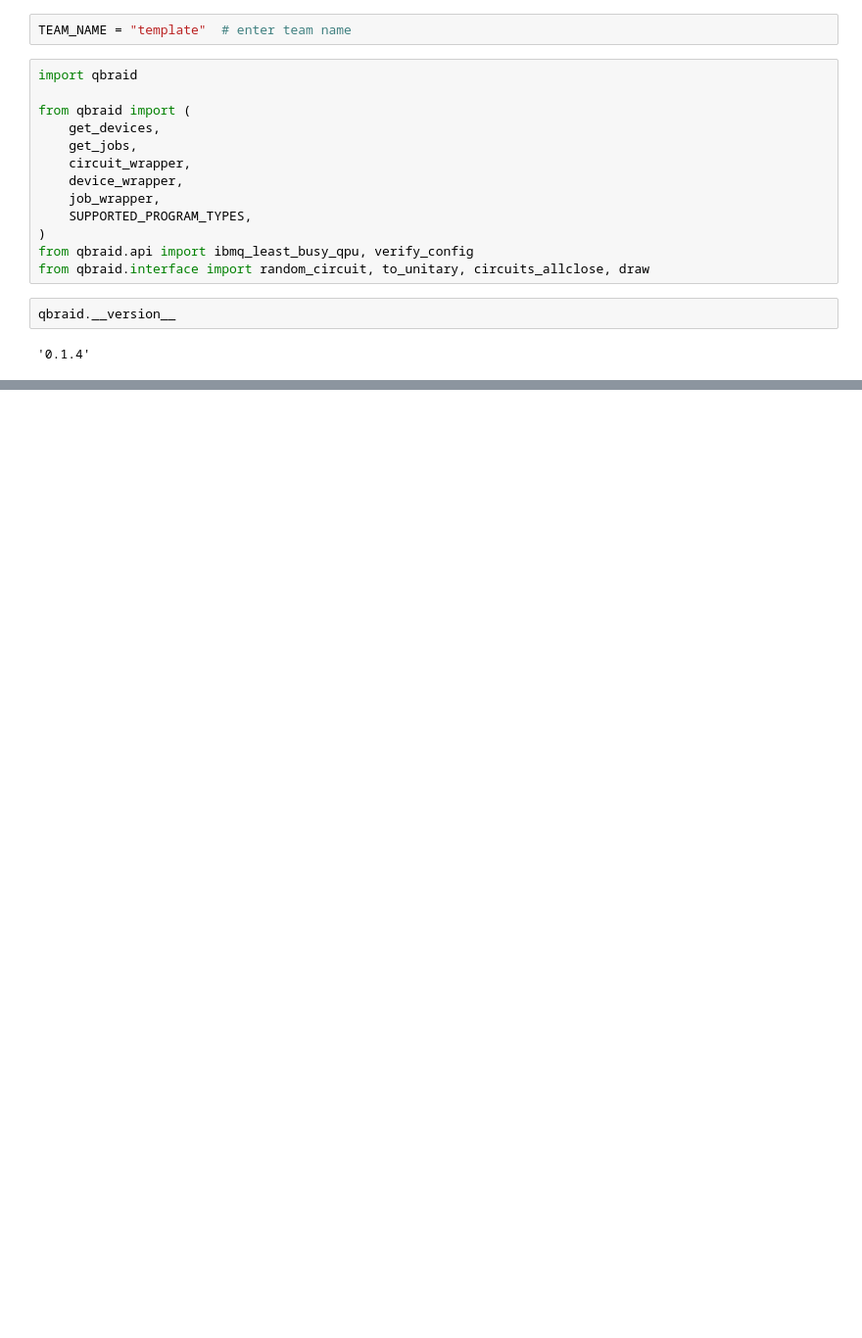
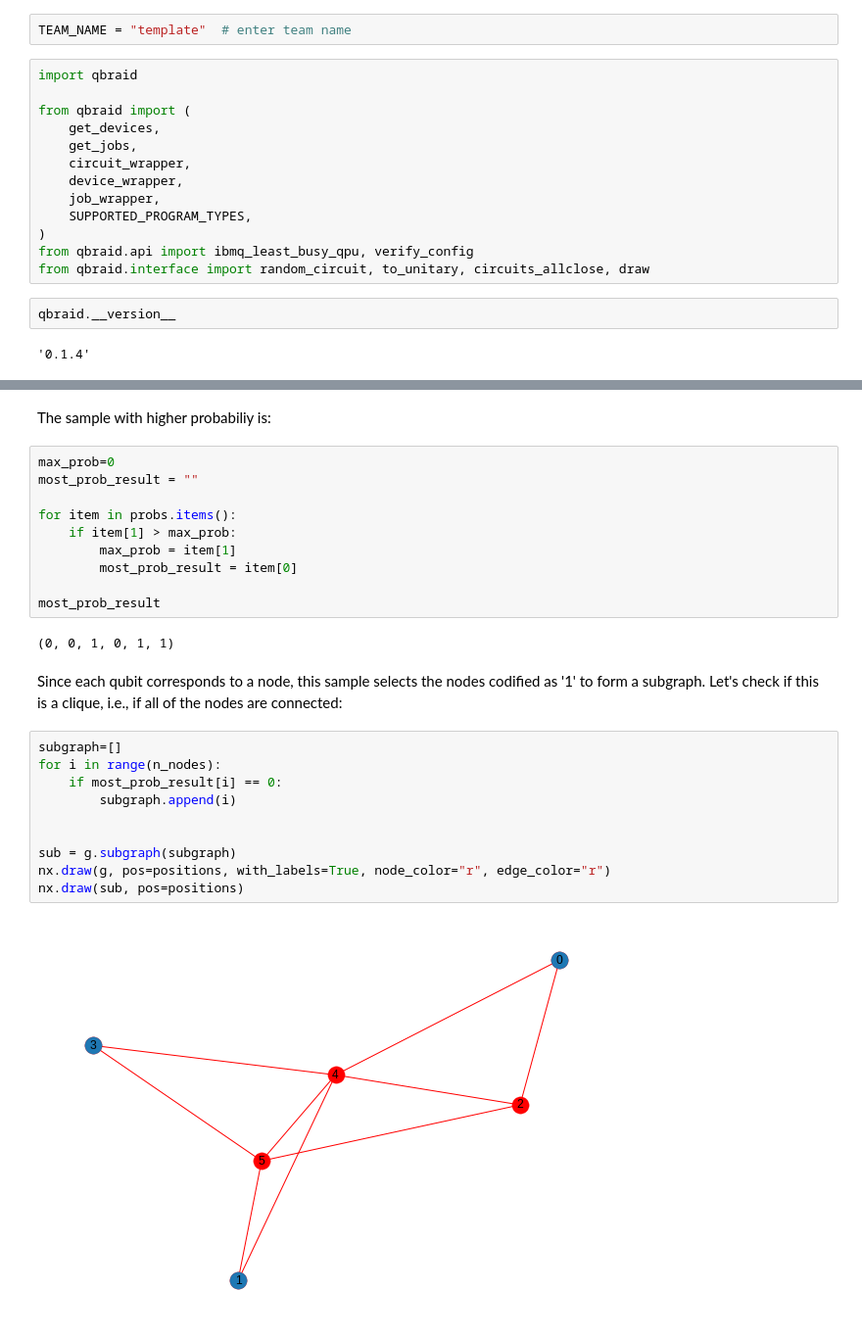
Before and after one commit to qBraid/HAQS-2022, a Jupyter notebook: qbraid-open-challenge/open_challenge.ipynb, the cells around one changed output, grey strips where cells are left out. Shown at 98% size. Cells and saved outputs as stored; diff of their text form; blank space fills up the shorter version.

```diff
--- a/qbraid-open-challenge/open_challenge.ipynb
+++ b/qbraid-open-challenge/open_challenge.ipynb
@@ -39,0 +240,28 @@ qbraid.__version__
+# %% [markdown]
+The sample with higher probabiliy is:
+# %%
+max_prob=0
+most_prob_result = ""
+
+for item in probs.items():
+    if item[1] > max_prob:
+        max_prob = item[1]
+        most_prob_result = item[0]
+
+most_prob_result
+# %% [output]
+(0, 0, 1, 0, 1, 1)
+# %% [markdown]
+Since each qubit corresponds to a node, this sample selects the nodes codified as '1' to form a subgraph. Let's check if this is a clique, i.e., if all of the nodes are connected:
+# %%
+subgraph=[]
+for i in range(n_nodes):
+    if most_prob_result[i] == 0:
+        subgraph.append(i)
+
+
+sub = g.subgraph(subgraph)
+nx.draw(g, pos=positions, with_labels=True, node_color="r", edge_color="r")
+nx.draw(sub, pos=positions)
+# %% [output]
+[figure, added]
```
Also changed, not shown: parts of 62 cells of this notebook.
